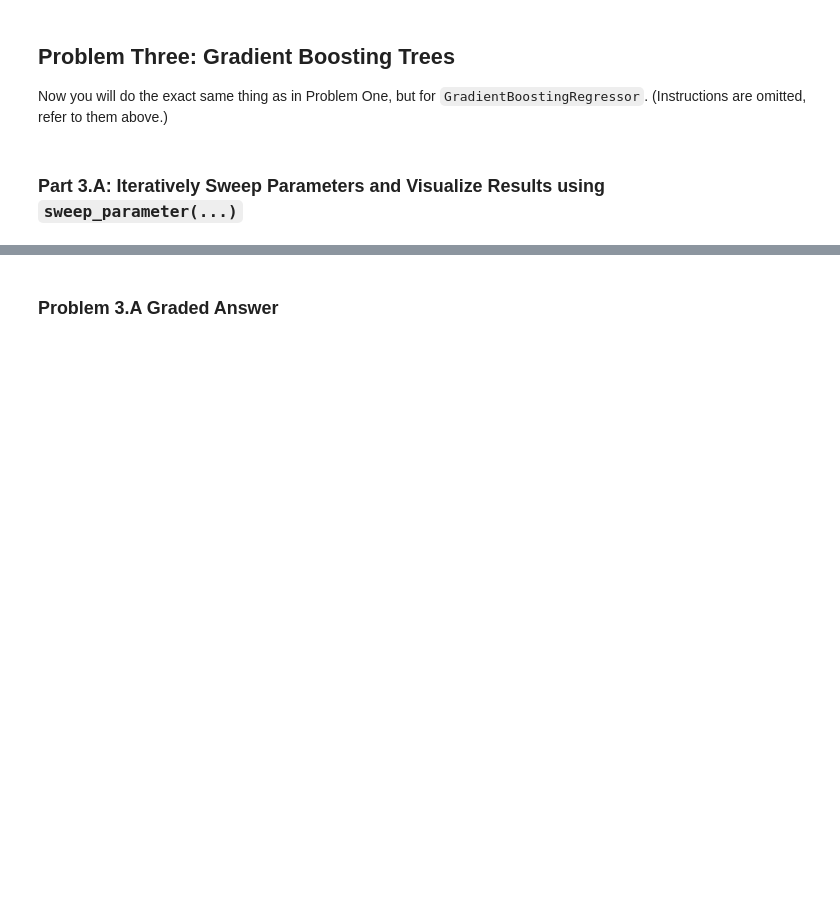
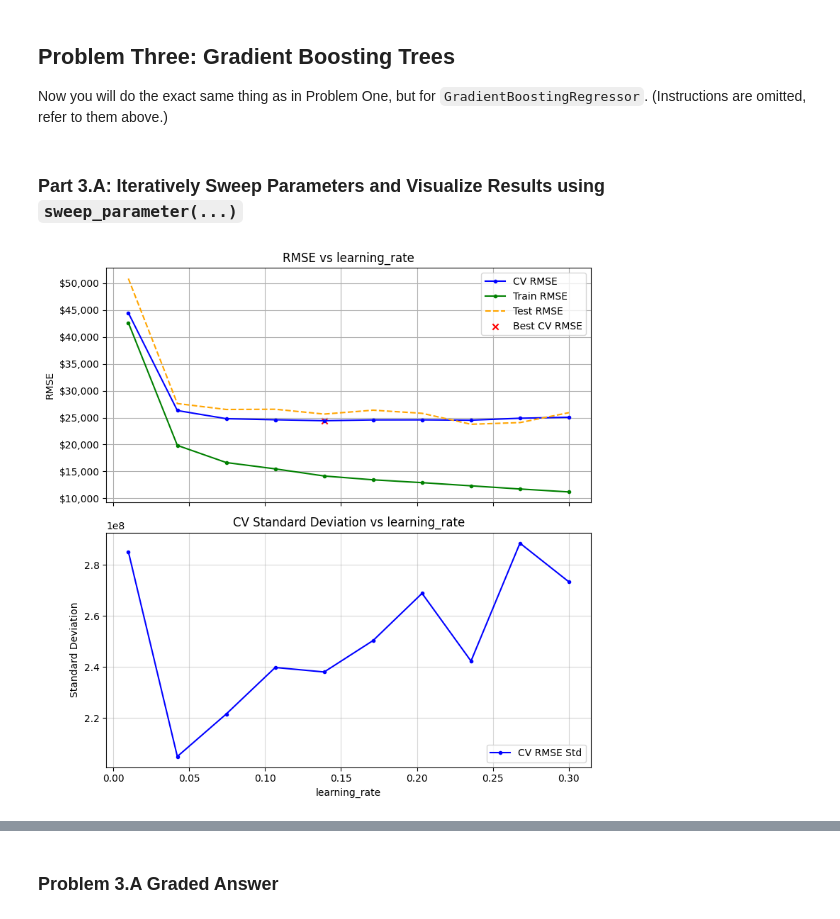
Before and after one commit to Rocking-Priya/Module-3-Assignments, a Jupyter notebook: Homework_07.ipynb, the cells around one changed output, grey strips where cells are left out. Saved outputs shown, nothing was run; the diff lists cells and outputs as text; code cells hidden in the pictures; blank space fills up the shorter version.

```diff
--- a/Homework_07.ipynb
+++ b/Homework_07.ipynb
@@ -843,4 +843,6 @@ Default_Parameters_GradientBoosting = {
 Parameters_BT = Default_Parameters_GradientBoosting.copy()
 # %%
 
-Parameters_BT= sweep_parameter(model=GradientBoostingRegressor, Parameters=Parameters_BT, param='learning_rate', parameter_list=range(0.3, ) )
+Parameters_BT= sweep_parameter(model=GradientBoostingRegressor, Parameters=Parameters_BT, param='learning_rate', parameter_list=np.linspace(0.01, 0.3, 10 ) )
+# %% [output]
+[figure, added]
```
Also changed, not shown: parts of 5 cells of this notebook.
